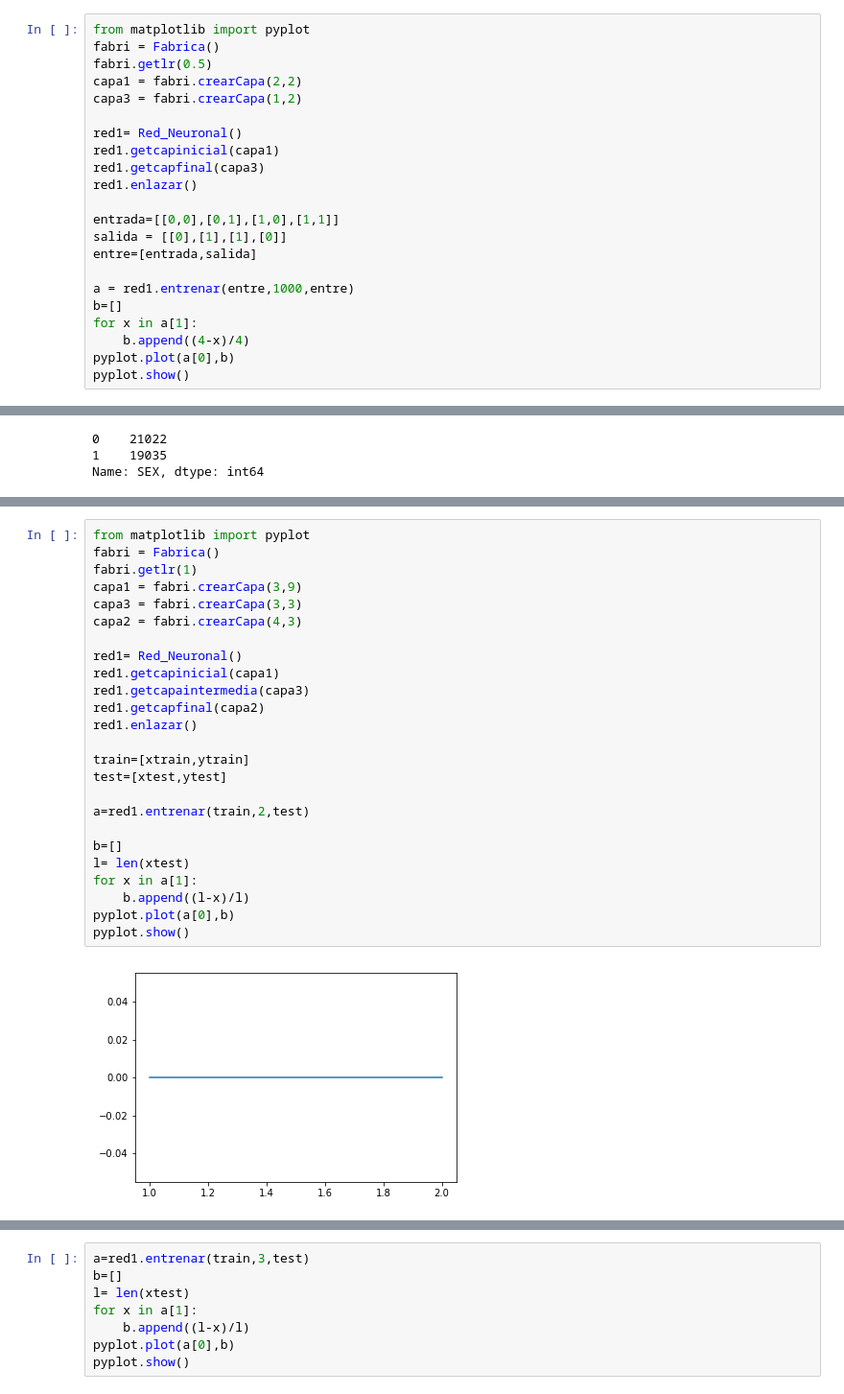
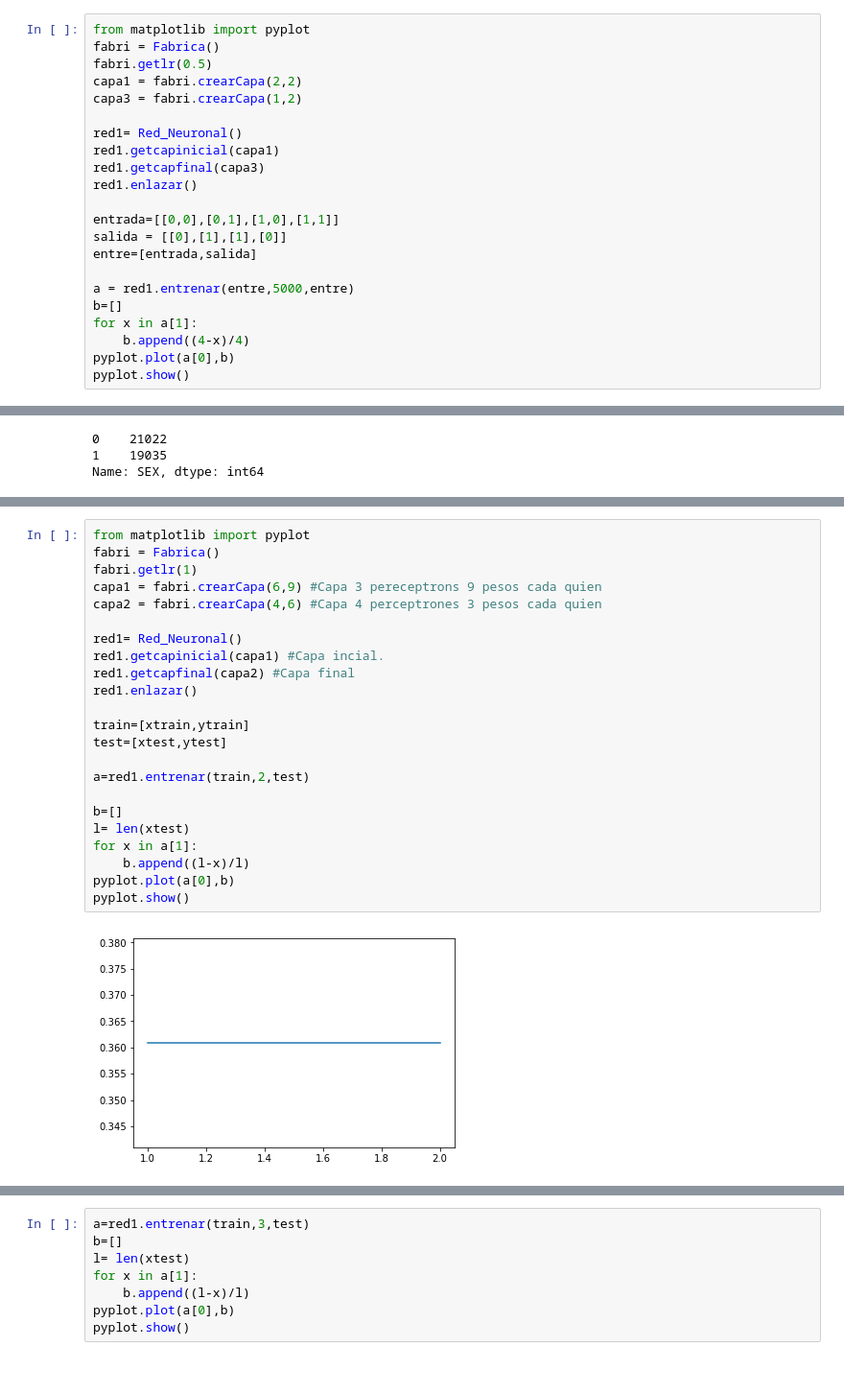
Before and after one commit to mcaballeroguillen/Redes_Neuronales, a Jupyter notebook: Red_Neuronal_1.ipynb, the cells around one changed output, grey strips where cells are left out. Shown at 96% size. Drawn from its saved outputs; the diff is of its cells as text.

```diff
--- a/Red_Neuronal_1.ipynb
+++ b/Red_Neuronal_1.ipynb
@@ -270,7 +270,7 @@ entrada=[[0,0],[0,1],[1,0],[1,1]]
 salida = [[0],[1],[1],[0]]
 entre=[entrada,salida]
 
-a = red1.entrenar(entre,1000,entre)
+a = red1.entrenar(entre,5000,entre)
 b=[]
 for x in a[1]:
     b.append((4-x)/4)
@@ -395,30 +396,28 @@ for x in yarreglo:
 # %%
 from matplotlib import pyplot
 fabri = Fabrica()
 fabri.getlr(1)
-capa1 = fabri.crearCapa(3,9)
-capa3 = fabri.crearCapa(3,3)
-capa2 = fabri.crearCapa(4,3)
+capa1 = fabri.crearCapa(6,9) #Capa 3 pereceptrons 9 pesos cada quien
+capa2 = fabri.crearCapa(4,6) #Capa 4 perceptrones 3 pesos cada quien
 
 red1= Red_Neuronal()
-red1.getcapinicial(capa1)
-red1.getcapaintermedia(capa3)
-red1.getcapfinal(capa2)
+red1.getcapinicial(capa1) #Capa incial.
+red1.getcapfinal(capa2) #Capa final
 red1.enlazar()
 
 train=[xtrain,ytrain]
 test=[xtest,ytest]
 
 a=red1.entrenar(train,2,test)
 
 b=[]
 l= len(xtest)
 for x in a[1]:
     b.append((l-x)/l)
 pyplot.plot(a[0],b)
 pyplot.show()
 # %% [output]
-[figure, old version]
+[figure, new version]
 # %%
 print(a,l)
 # %% [output]
```
Also changed, not shown: parts of 15 cells of this notebook.
